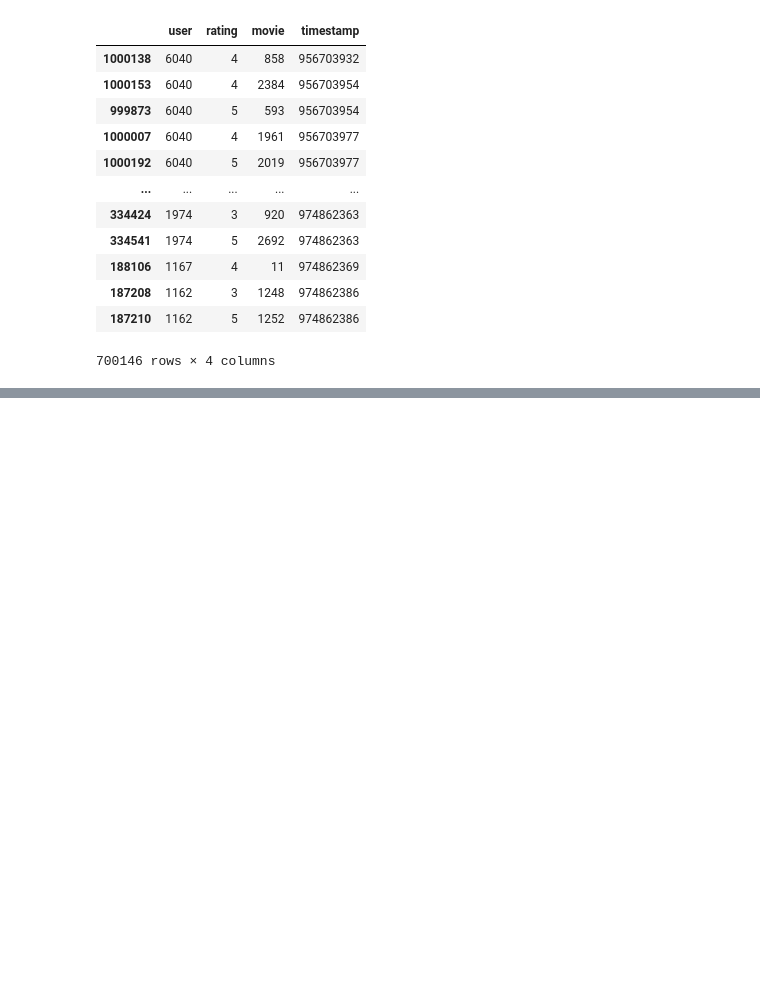
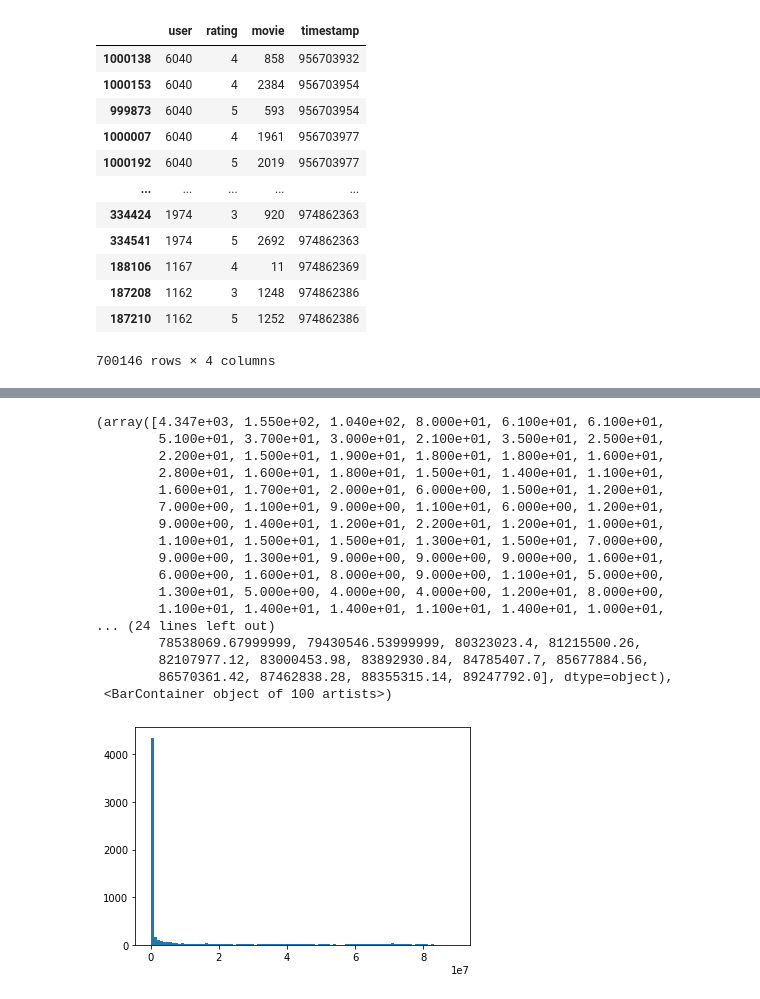
Before and after one commit to mayhugotong/xERTE, a Jupyter notebook: tKGR/addons/data_splitter.ipynb, the cells around one changed output, grey strips where cells are left out. Cells and saved outputs as stored; diff of their text form; code cells hidden in the pictures; blank space fills up the shorter version.

```diff
--- a/tKGR/addons/data_splitter.ipynb
+++ b/tKGR/addons/data_splitter.ipynb
@@ -94,3 +97,45 @@ entity_id = user_id
 pd.DataFrame(list(zip(entity_id.values(), entity_id.keys()))).to_csv('../data/ml-1m/entity2id.txt', sep='\t', index=False, header=False)
 # %%
 pd.DataFrame(list(zip(range(1,6), range(1,6)))).to_csv('../data/ml-1m/relation2id.txt', sep='\t', index=False, header= False)
+# %%
+user_time = pd.DataFrame(columns=['user', 'start_ts', 'end_ts'])
+new_row = dict().fromkeys(['user', 'start_ts', 'end_ts'])
+n = 0
+for idx, row in tqdm(df.iterrows(), total=df.shape[0]):
+    if not (user_time['user'] == row['user']).any(): # not row['user'] in user_time['user']:
+        n += 1
+        new_row['user'] = row['user']
+        new_row['start_ts'] = row['timestamp']
+        new_row['end_ts'] = row['timestamp']
+        # print(new_row)
+        user_time.loc[n] = new_row.values()
+        # user_time.append(new_row, ignore_index=True)
+    elif user_time.loc[user_time['user'] == row['user'], 'end_ts' ].item() < row['timestamp']:
+        #print(user_time.loc[user_time['user'] == row['user'], 'end_ts' ].item())
+        # print("row", row["timestamp"])
+    # if user_time.loc[user_time['user'] == row['user'], 'end_ts' ].item() < row['timestamp']:
+        user_time.loc[user_time['user'] == row['user'], 'end_ts'] = row['timestamp']
+        #user_time.loc[user_time['user'] == row['user'], 'end_ts'] = row['timestamp']
+user_time['time'] = user_time['end_ts'] - user_time['start_ts']
+# %%
+user_time.to_csv('../data/ml-1m/user_time.txt', sep='\t', index=False, header=False)
+plt.hist(user_time['time'], bins=100)
+# %% [output]
+(array([4.347e+03, 1.550e+02, 1.040e+02, 8.000e+01, 6.100e+01, 6.100e+01,
+        5.100e+01, 3.700e+01, 3.000e+01, 2.100e+01, 3.500e+01, 2.500e+01,
+        2.200e+01, 1.500e+01, 1.900e+01, 1.800e+01, 1.800e+01, 1.600e+01,
+        2.800e+01, 1.600e+01, 1.800e+01, 1.500e+01, 1.400e+01, 1.100e+01,
+        1.600e+01, 1.700e+01, 2.000e+01, 6.000e+00, 1.500e+01, 1.200e+01,
+        7.000e+00, 1.100e+01, 9.000e+00, 1.100e+01, 6.000e+00, 1.200e+01,
+        9.000e+00, 1.400e+01, 1.200e+01, 2.200e+01, 1.200e+01, 1.000e+01,
+        1.100e+01, 1.500e+01, 1.500e+01, 1.300e+01, 1.500e+01, 7.000e+00,
+        9.000e+00, 1.300e+01, 9.000e+00, 9.000e+00, 9.000e+00, 1.600e+01,
+        6.000e+00, 1.600e+01, 8.000e+00, 9.000e+00, 1.100e+01, 5.000e+00,
+        1.300e+01, 5.000e+00, 4.000e+00, 4.000e+00, 1.200e+01, 8.000e+00,
+        1.100e+01, 1.400e+01, 1.400e+01, 1.100e+01, 1.400e+01, 1.000e+01,
+... (24 lines left out)
+        78538069.67999999, 79430546.53999999, 80323023.4, 81215500.26,
+        82107977.12, 83000453.98, 83892930.84, 84785407.7, 85677884.56,
+        86570361.42, 87462838.28, 88355315.14, 89247792.0], dtype=object),
+ <BarContainer object of 100 artists>)
+[figure, added]
```
Also changed, not shown: parts of 18 cells of this notebook, 5 other files.
